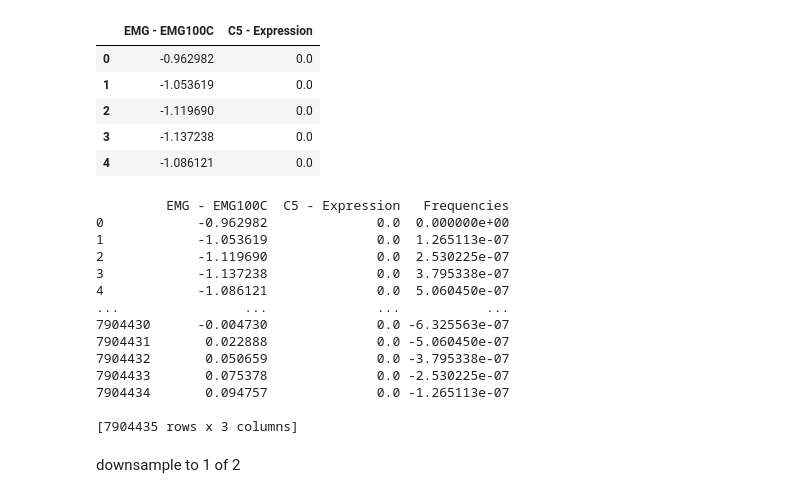
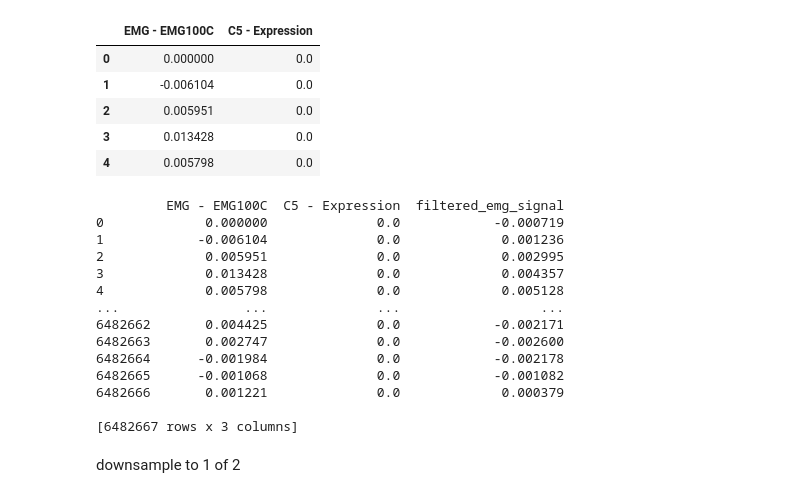
Before and after one commit to omerday/Neuroscience-of-Anxiety-Lab, a Jupyter notebook: DataAnalysis/RoniTemp.ipynb, the cells around one changed output. Saved outputs shown, nothing was run; the diff lists cells and outputs as text; code cells hidden in the pictures.

Commit message:
acq to dataframe

```diff
--- a/DataAnalysis/RoniTemp.ipynb
+++ b/DataAnalysis/RoniTemp.ipynb
@@ -1,53 +1,67 @@
 # %%
 import bioread
 import pandas as pd
-acq_file = bioread.read_file(r'C:\Users\USER\Desktop\TIM_115_1.2.24.acq')
+acq_file = bioread.read_file(r'C:\Users\USER\Desktop\roni\lab\212 _16.5.24(Npu_template).acq')
 channels_to_extract = ['EMG - EMG100C', 'C5 - Expression' ]
 data = {}
 for channel_name in channels_to_extract:
     channel = acq_file.named_channels[channel_name]
     data[channel_name] = channel.data
 
 df = pd.DataFrame(data)
 df.head()
 # %% [output]
 |  | EMG - EMG100C | C5 - Expression |
-| 0 | -0.962982 | 0.0 |
-| 1 | -1.053619 | 0.0 |
-| 2 | -1.119690 | 0.0 |
-| 3 | -1.137238 | 0.0 |
-| 4 | -1.086121 | 0.0 |
+| 0 | 0.000000 | 0.0 |
+| 1 | -0.006104 | 0.0 |
+| 2 | 0.005951 | 0.0 |
+| 3 | 0.013428 | 0.0 |
+| 4 | 0.005798 | 0.0 |
 # %%
-from scipy.fft import fft
-import numpy as np
-
-df_copy = df.copy()
-
-emg_signal = df_copy['EMG - EMG100C'].values
-frequencies = np.fft.fftfreq(len(df_copy['EMG - EMG100C']))
-
-df_copy['Frequencies'] = frequencies
-
-frequency_lower_threshold = 40  # Hz
-frequency_upper_threshold = 200  # Hz
+from scipy.signal import butter, filtfilt
 
 
-print(df_copy)
+# Extract the EMG signal values
+emg_signal = df['EMG - EMG100C'].values
+
+sampling_frequency = 2000
+
+def butter_bandpass(lowcut, highcut, fs, order=5):
+    nyq = 0.5 * fs
+    low = lowcut / nyq
+    high = highcut / nyq
+    b, a = butter(order, [low, high], btype='band')
+    return b, a
+
+def butter_bandpass_filter(data, lowcut, highcut, fs, order=5):
+    b, a = butter_bandpass(lowcut, highcut, fs, order=order)
+    y = filtfilt(b, a, data)
+    return y
+
+
+lowcut = 40.0  # Lower cutoff frequency (Hz)
+highcut = 200.0  # Upper cutoff frequency (Hz)
+order = 4  # Filter order
+filtered_emg_signal = butter_bandpass_filter(emg_signal, lowcut, highcut, sampling_frequency, order)
+
+df['filtered_emg_signal'] = filtered_emg_signal
+
+print(df)
 # %% [output]
-         EMG - EMG100C  C5 - Expression   Frequencies
-0            -0.962982              0.0  0.000000e+00
-1            -1.053619              0.0  1.265113e-07
-2            -1.119690              0.0  2.530225e-07
-3            -1.137238              0.0  3.795338e-07
-4            -1.086121              0.0  5.060450e-07
-...                ...              ...           ...
-7904430      -0.004730              0.0 -6.325563e-07
-7904431       0.022888              0.0 -5.060450e-07
-7904432       0.050659              0.0 -3.795338e-07
-7904433       0.075378              0.0 -2.530225e-07
-7904434       0.094757              0.0 -1.265113e-07
+         EMG - EMG100C  C5 - Expression  filtered_emg_signal
+0             0.000000              0.0            -0.000719
+1            -0.006104              0.0             0.001236
+2             0.005951              0.0             0.002995
+3             0.013428              0.0             0.004357
+4             0.005798              0.0             0.005128
+...                ...              ...                  ...
+6482662       0.004425              0.0            -0.002171
+6482663       0.002747              0.0            -0.002600
+6482664      -0.001984              0.0            -0.002178
+6482665      -0.001068              0.0            -0.001082
+6482666       0.001221              0.0             0.000379
 
-[7904435 rows x 3 columns]
+[6482667 rows x 3 columns]
 # %% [markdown]
 downsample to 1 of 2
 # %%
```
Also changed, not shown: parts of 2 cells of this notebook.
